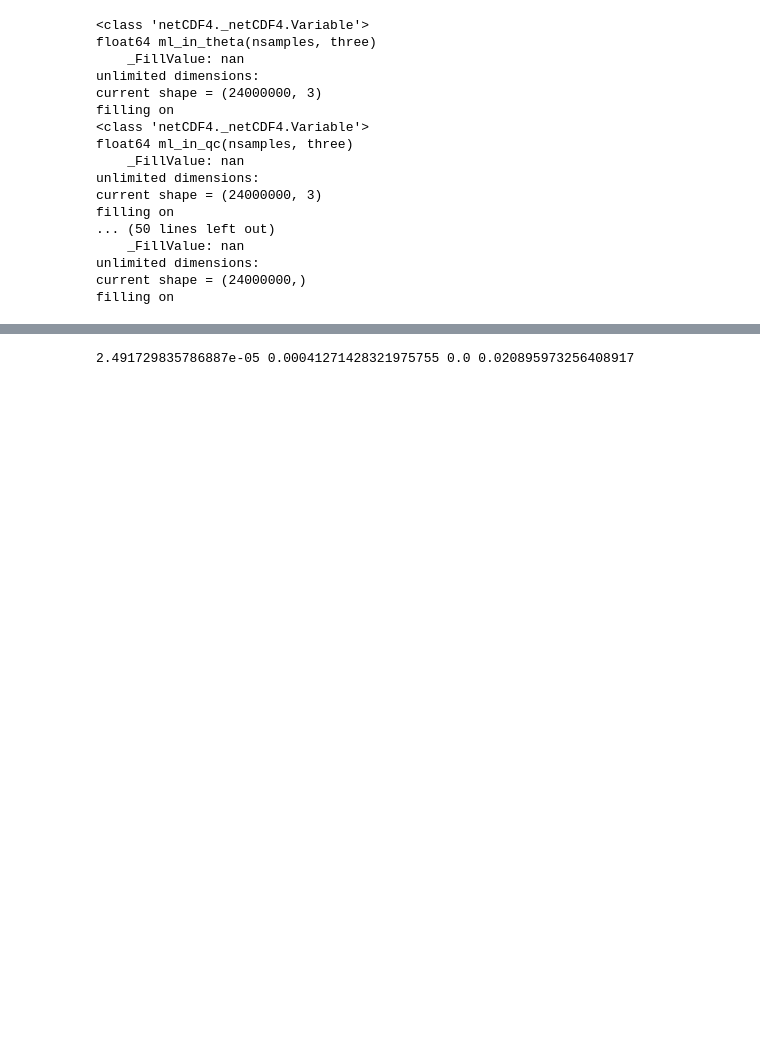
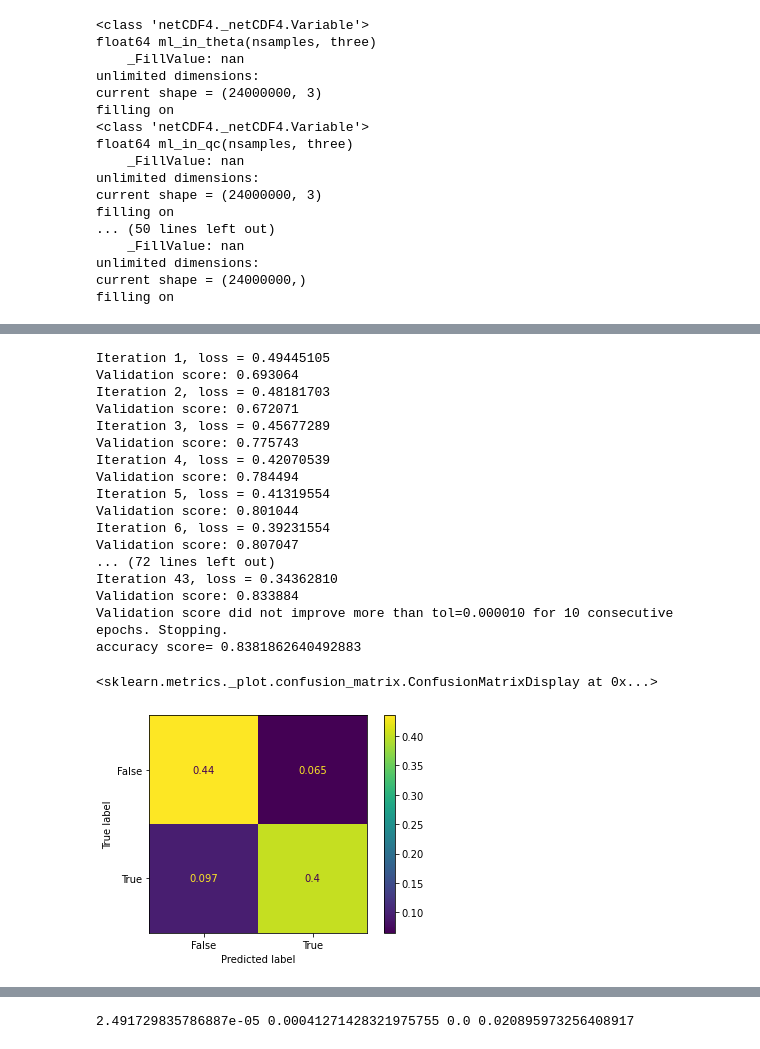
Before and after one commit to zane-b/SULI-REPO, a Jupyter notebook: microPhysNB.ipynb, the cells around one changed output, grey strips where cells are left out. Drawn from its saved outputs; the diff is of its cells as text; code cells hidden in the pictures; blank space fills up the shorter version.

```diff
--- a/microPhysNB.ipynb
+++ b/microPhysNB.ipynb
@@ -52,0 +134,19 @@ print(ds['ml_in_theta'][1:6,])
+# %%
+num1=0
+num2=24000000
+
+inputs={ 'theta': ds['ml_in_theta'][num1:num2,1],
+       'qc': ds['ml_in_qc'][num1:num2,1],
+       'qv': ds['ml_in_qv'][num1:num2,1],
+       'qr': ds['ml_in_qr'][num1:num2,1],
+       'rho_dry': ds['ml_in_rho_dry'][num1:num2,1],
+       'z': ds['ml_in_z'][num1:num2],
+       'exner': ds['ml_in_exner'][num1:num2,1],
+       'theta_out': ds['ml_out_theta'][num1:num2],
+       'qc_out': ds['ml_out_qc'][num1:num2],
+       'qv_out': ds['ml_out_qv'][num1:num2],
+       'qr_out': ds['ml_out_qr'][num1:num2],
+       'operation': opmask2[num1:num2]}
+
+df=pd.DataFrame(inputs,columns=['theta','qc','qv','qr','rho_dry','z','exner','theta_out','qc_out','qv_out','qr_out', 'operation'])
+df.head()
@@ -52,0 +193,41 @@ print(ds['ml_in_theta'][1:6,])
+# %%
+from sklearn.linear_model import LogisticRegression
+from sklearn.linear_model import SGDClassifier
+from sklearn.svm import LinearSVC
+from sklearn.tree import DecisionTreeClassifier
+from sklearn.neural_network import MLPClassifier
+from sklearn.metrics import plot_confusion_matrix
+
+stopTol=1e-5
+ytrain1=ytrain1.values.ravel()
+ytest1=ytest1.values.ravel()
+
+#lr=LogisticRegression(dual=False,tol=stopTol,random_state=0,verbose=True)
+#sgd=SGDClassifier(verbose=True,random_state=0,early_stopping=True)
+#svc=LinearSVC(dual=False,tol=stopTol,verbose=True,random_state=0)
+dtc=DecisionTreeClassifier(min_samples_split=20,random_state=0)
+mlp=MLPClassifier(hidden_layer_sizes=[100,100,100,100,100,100],tol=stopTol,early_stopping=True,verbose=True)
+# %%
+mlp.fit(xtrain1,ytrain1)
+print('accuracy score=',mlp.score(xtest1,ytest1))
+plot_confusion_matrix(mlp,xtest1,ytest1,normalize='all')
+# %% [output]
+Iteration 1, loss = 0.49445105
+Validation score: 0.693064
+Iteration 2, loss = 0.48181703
+Validation score: 0.672071
+Iteration 3, loss = 0.45677289
+Validation score: 0.775743
+Iteration 4, loss = 0.42070539
+Validation score: 0.784494
+Iteration 5, loss = 0.41319554
+Validation score: 0.801044
+Iteration 6, loss = 0.39231554
+Validation score: 0.807047
+... (72 lines left out)
+Iteration 43, loss = 0.34362810
+Validation score: 0.833884
+Validation score did not improve more than tol=0.000010 for 10 consecutive epochs. Stopping.
+accuracy score= 0.8381862640492883
+<sklearn.metrics._plot.confusion_matrix.ConfusionMatrixDisplay at 0x...>
+[figure, added]
```
Also changed, not shown: parts of 52 cells of this notebook.
